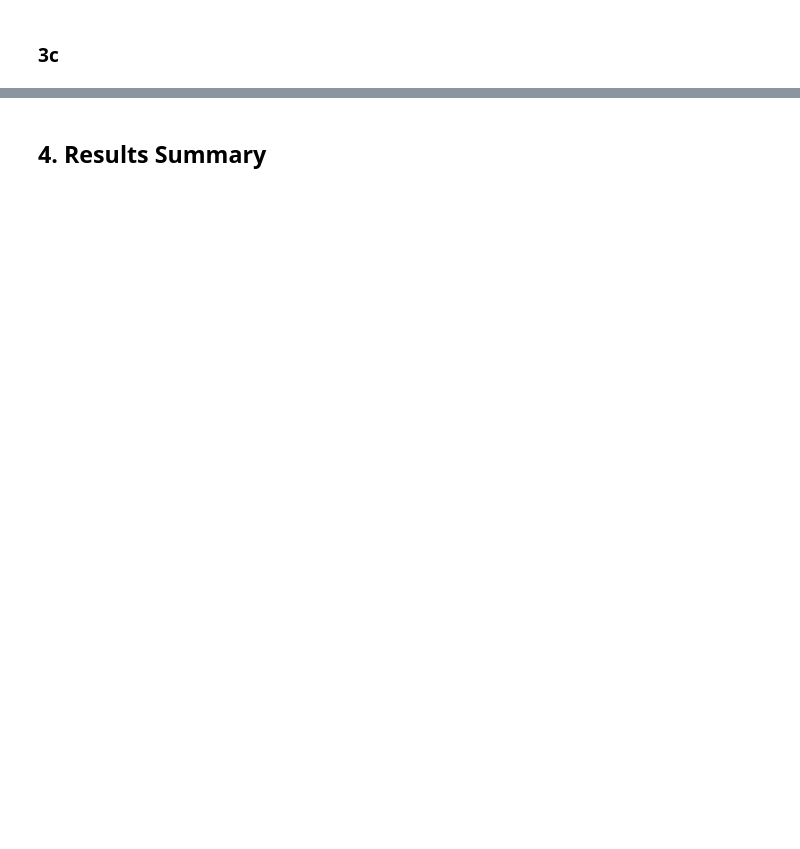
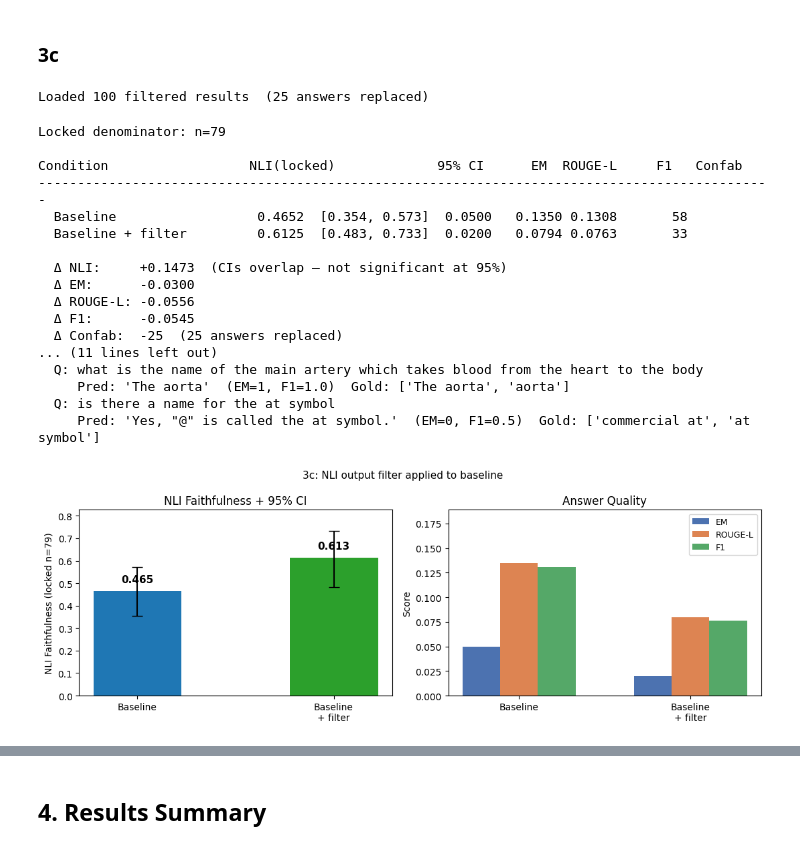
Before and after one commit to sherine9/rag-failure-points, a Jupyter notebook: notebooks/Leila_Benjelloun_326895.ipynb, the cells around one changed output, grey strips where cells are left out. Drawn from its saved outputs; the diff is of its cells as text; code cells hidden in the pictures; blank space fills up the shorter version.

```diff
--- a/notebooks/Leila_Benjelloun_326895.ipynb
+++ b/notebooks/Leila_Benjelloun_326895.ipynb
@@ -413,12 +365,12 @@ Using the disagreement patterns from 2.1, we categorize unfaithful answers into
 - **(c) Context ignored** — the model answers entirely from parametric memory regardless of what was retrieved. Indistinguishable from (a) by score alone (diagnosed in 2.3).
 # %%
 # Load aligned result arrays (safe to re-run in a fresh kernel)
-import json
+import json, os
 import numpy as np
 
-with open('/scratch/results/faithfulness_baseline.json') as f:
+with open(os.path.join(RESULTS_DIR, 'faithfulness_baseline.json')) as f:
     _ragas = json.load(f)['results']
-with open('/scratch/results/faithfulness_nli.json') as f:
+with open(os.path.join(RESULTS_DIR, 'faithfulness_nli.json')) as f:
     _nli = json.load(f)['results']
 
 _rs = np.array([r['faithfulness_score']     for r in _ragas], dtype=float)
@@ -1087,31 +949,19 @@ Grounding prompts target parametric memory leakage — the 7% of failures the Wa
 # %% [markdown]
 ### 3c
 # %%
-# 3c: apply NLI output filter directly to baseline
-# Motivation: 3b showed P1 grounding is neutral-to-negative (NLI gain within CI,
-# quality metrics all slightly negative). Stacking 3c on P1 compounds that.
-# Testing 3c on baseline directly isolates what the filter itself contributes.
-#
-# No new generation needed — baseline NLI scores are already stored in
-# faithfulness_nli.json. The filter post-processes baseline.json answers.
-import json, numpy as np, sys
-import nltk; nltk.download('punkt_tab', quiet=True)
-sys.path.insert(0, "/scratch/open-project-m3-mnlp212/code/p2_faithfulness")
-from context_fidelity import apply_nli_filter, save_fidelity_results
+# 3c NLI output filter — pre-computed (baseline answers with NLI < 0.5 → "I don't know")
+import json, os
 
-with open('/scratch/results/faithfulness_nli.json') as f:
-    nli_data = json.load(f)
-with open('/scratch/results/baseline.json') as f:
-    baseline_results = json.load(f)['results']
+with open(os.path.join(RESULTS_DIR, 'p2_fidelity_baseline.json')) as f:
+    filtered_results = json.load(f)['results']
 
-nli_scores = [r['faithfulness_nli_score'] for r in nli_data['results']]
-
-# Apply filter: answers with NLI < 0.5 that are not already refusals → "I don't know"
-filtered_results = apply_nli_filter(baseline_results, nli_scores, threshold=0.5)
-save_fidelity_results(filtered_results, path='/scratch/results/p2_fidelity_baseline.json')
+n_filtered = sum(1 for r in filtered_results if r.get('filter_applied'))
+print(f"Loaded {len(filtered_results)} filtered results  ({n_filtered} answers replaced)")
+# %% [output]
+Loaded 100 filtered results  (25 answers replaced)
 # %%
 # ── 3c: baseline vs baseline+filter — locked denominator + CI + answer quality ─
-import json, numpy as np, sys
+import json, numpy as np, os, sys
 import matplotlib.pyplot as plt
 import nltk; nltk.download('punkt_tab', quiet=True)
 
@@ -1122,11 +972,11 @@ from context_fidelity import is_refusal
 from counterfactual_probe import load_probe_results
 from analysis_utils import get_valid_mask, locked_nli_stats
 
-with open('/scratch/results/faithfulness_nli.json') as f:
+with open(os.path.join(RESULTS_DIR, 'faithfulness_nli.json')) as f:
     nli_data = json.load(f)
-with open('/scratch/results/baseline.json') as f:
+with open(os.path.join(RESULTS_DIR, 'baseline.json')) as f:
     baseline_results = json.load(f)['results']
-with open('/scratch/results/p2_fidelity_baseline.json') as f:
+with open(os.path.join(RESULTS_DIR, 'p2_fidelity_baseline.json')) as f:
     filtered_results = json.load(f)['results']
 
 # Locked denominator
@@ -1205,32 +1055,51 @@ ax1.set_xticks(x); ax1.set_xticklabels(labels_plot, fontsize=10)
 ax1.set_ylabel(f'NLI Faithfulness (locked n={valid_mask.sum()})')
 ax1.set_title('NLI Faithfulness + 95% CI')
 ax1.set_ylim(0, max(means_nli) * 1.35)
 
 ems = [base_q['exact_match'], filt_q['exact_match']]
 rls = [base_q['rouge_l'],    filt_q['rouge_l']]
 f1s = [base_q['token_f1'],   filt_q['token_f1']]
 w = 0.22
 ax2.bar(x - w, ems, w, label='EM',      color='#4c72b0')
 ax2.bar(x,     rls, w, label='ROUGE-L', color='#dd8452')
 ax2.bar(x + w, f1s, w, label='F1',      color='#55a868')
 ax2.set_xticks(x); ax2.set_xticklabels(labels_plot, fontsize=10)
 ax2.set_ylabel('Score'); ax2.set_title('Answer Quality')
 ax2.legend(fontsize=9)
 ax2.set_ylim(0, max(ems + rls + f1s) * 1.4)
 
 fig.suptitle('3c: NLI output filter applied to baseline', fontsize=11)
 plt.tight_layout()
-plt.savefig('/scratch/results/p2_3c_comparison.png', dpi=150)
+plt.savefig(os.path.join(RESULTS_DIR, 'p2_3c_comparison.png'), dpi=150)
 plt.show()
 
 # ── Wallat confabulation cases ────────────────────────────────────────────────
-probe = load_probe_results('/scratch/results/faithfulness_counterfactual.json')
+probe = load_probe_results(os.path.join(RESULTS_DIR, 'faithfulness_counterfactual.json'))
 confab_qs = {p['question'] for p in probe['per_sample']
              if p['answer_stable'] and not is_refusal(p['original_answer'])}
 print(f'\nWallat confabulation cases ({len(confab_qs)}) — filter effect:')
 for r_b, r_f in zip(baseline_results, filtered_results):
     if r_b['question'] in confab_qs:
         tag = '→ FILTERED' if r_f.get('filter_applied') else '→ unchanged'
         print(f"  [{tag}]  Q: {r_b['question']}")
         print(f"    Base:     {r_b['prediction'][:70]}")
         print(f"    Filtered: {r_f['prediction'][:70]}")
+# %% [output]
+Locked denominator: n=79
+
+Condition                  NLI(locked)             95% CI      EM  ROUGE-L     F1   Confab
+----------------------------------------------------------------------------------------------
+  Baseline                  0.4652  [0.354, 0.573]  0.0500   0.1350 0.1308       58
+  Baseline + filter         0.6125  [0.483, 0.733]  0.0200   0.0794 0.0763       33
+
+  Δ NLI:     +0.1473  (CIs overlap — not significant at 95%)
+  Δ EM:      -0.0300
+  Δ ROUGE-L: -0.0556
+  Δ F1:      -0.0545
+  Δ Confab:  -25  (25 answers replaced)
+... (11 lines left out)
+  Q: what is the name of the main artery which takes blood from the heart to the body
+     Pred: 'The aorta'  (EM=1, F1=1.0)  Gold: ['The aorta', 'aorta']
+  Q: is there a name for the at symbol
+     Pred: 'Yes, "@" is called the at symbol.'  (EM=0, F1=0.5)  Gold: ['commercial at', 'at symbol']
+[figure, added]
```
Also changed, not shown: parts of 31 cells of this notebook, 10 other files.
